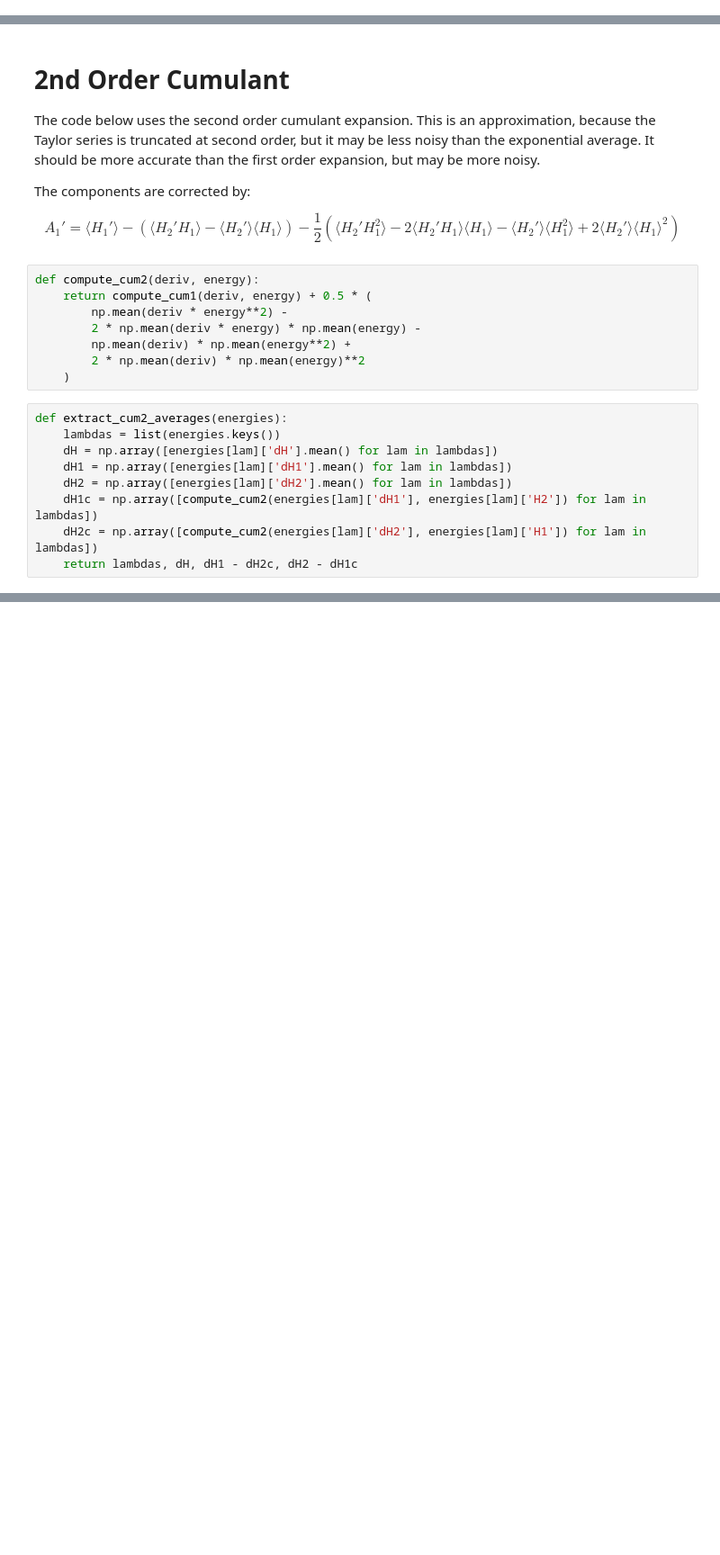
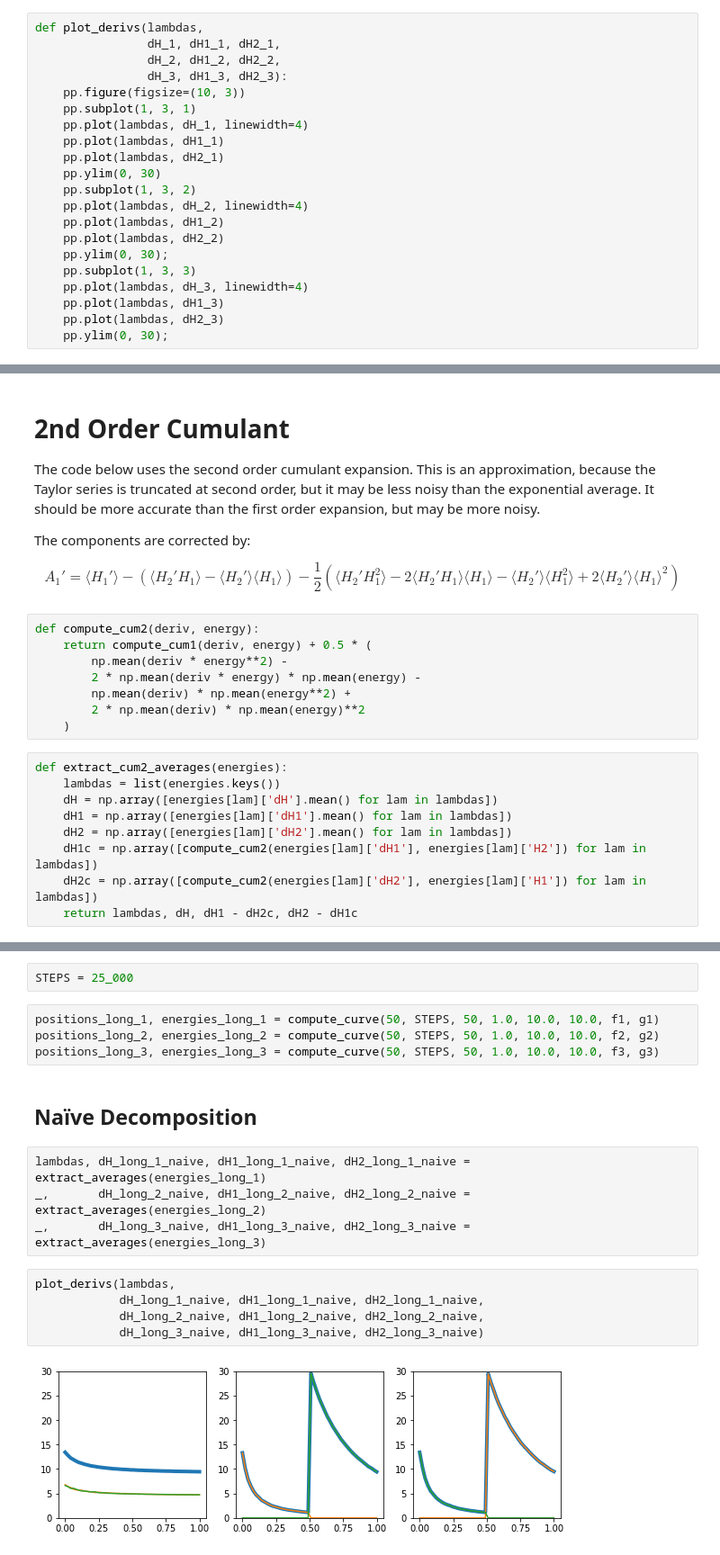
Before and after one commit to jlmaccal/decomp_notebooks, a Jupyter notebook: double_harmonic.ipynb, the cells around one changed output, grey strips where cells are left out. Shown at 90% size. Saved outputs shown, nothing was run; the diff lists cells and outputs as text; blank space fills up the shorter version.

```diff
--- a/double_harmonic.ipynb
+++ b/double_harmonic.ipynb
@@ -127,3 +130,24 @@ def compute_curve(n_points, steps, walk_steps, k0, k1, k2, f, g):
         energy_results[lambda_] = energies
 
     return position_results, energy_results
+# %%
+def plot_derivs(lambdas,
+                dH_1, dH1_1, dH2_1,
+                dH_2, dH1_2, dH2_2,
+                dH_3, dH1_3, dH2_3):
+    pp.figure(figsize=(10, 3))
+    pp.subplot(1, 3, 1)
+    pp.plot(lambdas, dH_1, linewidth=4)
+    pp.plot(lambdas, dH1_1)
+    pp.plot(lambdas, dH2_1)
+    pp.ylim(0, 30)
+    pp.subplot(1, 3, 2)
+    pp.plot(lambdas, dH_2, linewidth=4)
+    pp.plot(lambdas, dH1_2)
+    pp.plot(lambdas, dH2_2)
+    pp.ylim(0, 30);
+    pp.subplot(1, 3, 3)
+    pp.plot(lambdas, dH_3, linewidth=4)
+    pp.plot(lambdas, dH1_3)
+    pp.plot(lambdas, dH2_3)
+    pp.ylim(0, 30);
@@ -532,0 +284,19 @@ print(C12)
+# %%
+STEPS = 25_000
+# %%
+positions_long_1, energies_long_1 = compute_curve(50, STEPS, 50, 1.0, 10.0, 10.0, f1, g1)
+positions_long_2, energies_long_2 = compute_curve(50, STEPS, 50, 1.0, 10.0, 10.0, f2, g2)
+positions_long_3, energies_long_3 = compute_curve(50, STEPS, 50, 1.0, 10.0, 10.0, f3, g3)
+# %% [markdown]
+## Naïve Decomposition
+# %%
+lambdas, dH_long_1_naive, dH1_long_1_naive, dH2_long_1_naive = extract_averages(energies_long_1)
+_,       dH_long_2_naive, dH1_long_2_naive, dH2_long_2_naive = extract_averages(energies_long_2)
+_,       dH_long_3_naive, dH1_long_3_naive, dH2_long_3_naive = extract_averages(energies_long_3)
+# %%
+plot_derivs(lambdas,
+            dH_long_1_naive, dH1_long_1_naive, dH2_long_1_naive,
+            dH_long_2_naive, dH1_long_2_naive, dH2_long_2_naive,
+            dH_long_3_naive, dH1_long_3_naive, dH2_long_3_naive)
+# %% [output]
+[figure, added]
```
Also changed, not shown: parts of 84 cells of this notebook.
